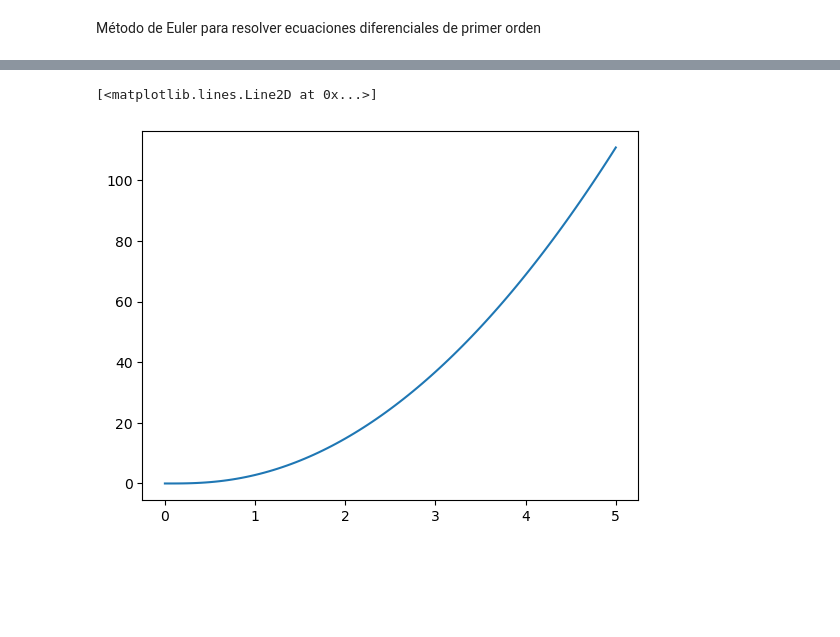
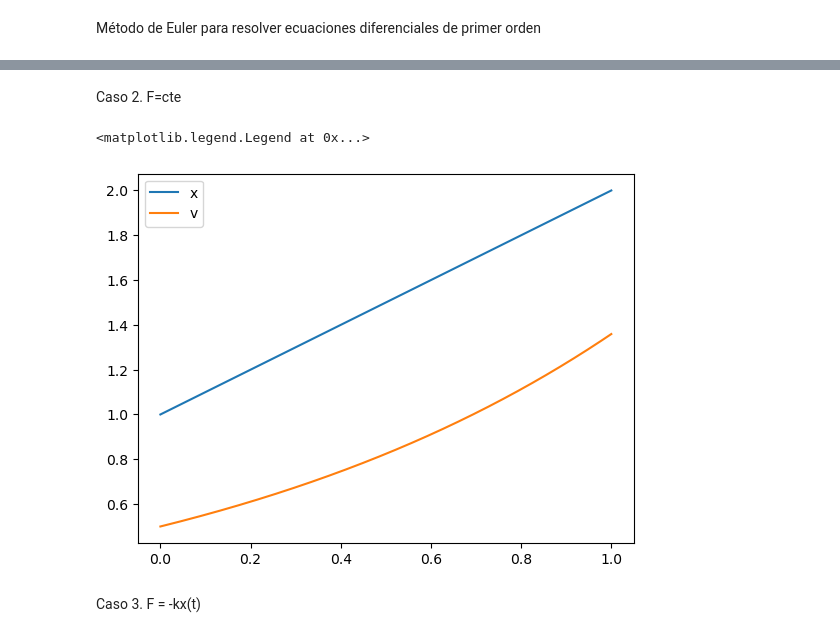
Before and after one commit to izaakhernandez/Soluci-n-de-ED_M-todo-de-Euler, a Jupyter notebook: Metodo_Euler_Tarea_02.ipynb, the cells around one changed output, grey strips where cells are left out. Cells and saved outputs as stored; diff of their text form; code cells hidden in the pictures; blank space fills up the shorter version.

```diff
--- a/Metodo_Euler_Tarea_02.ipynb
+++ b/Metodo_Euler_Tarea_02.ipynb
@@ -2,0 +13,22 @@ Método de Euler para resolver ecuaciones diferenciales de primer orden
+# %%
+import numpy as np
+import matplotlib.pyplot as plt
+def f1 (t, x, v): #Definición de la función 1 correspondiente a la posición y que depende del tiempo, de la posición y de la velocidad
+    return (0)    # Valor de la función de la posición
+def f2 (t, x, v): #Definición de la función 2 correspondiente a la velocidad y que depende del tiempo, de la posición y de la velocidad
+    return (v)    # Valor de la función de la velocidad
+def euler (f1, f2, t0, tn, x0, v0, n) : #Definición de la función de Euler
+    t = np.linspace (t0, tn, n+1) #Arreglo (vector) del tiempo, desde 0 hasta n+1, n+1 es para incluir el último paso
+    x = np.zeros (n+1) #Genera un vector de ceros para guardar el valor de la posición en cada paso
+    v = np.zeros (n+1) #Genera un vector para guardar el valor de la velocidad en cada paso
+    x [0] = x0   #Condición incial de la variable x
+    v [0] = v0   #Condición incial de la variable v
+    h = (tn-t0)/n      # h es la magnitud del paso y n es el número de pasos
+    for i in range (1, n+1) :  # Durante el ciclo "For", para cada paso se calcula los valoresde xi y vi
+        x[i] = x[i-1] + h * f1(t[i-1], x[i-1], v[i-1])  #Método de Euler para un sistema de ecuaciones para la variable x
+        v[i] = v[i-1] + h * f2(t[i-1], x[i-1], v[i-1])  #Método de Euler para un sistema de ecuaciones para la variable v
+    return ((t, x, v))
+(t, x, v) = euler (f1, f2, 0, 1, 1, 0.5, 100000)
+plt.plot (t, x, label ="x")
+plt.plot (t, v, label = "v")
+plt.legend ()
@@ -3,24 +38,32 @@ Método de Euler para resolver ecuaciones diferenciales de primer orden
+# %% [markdown]
+Caso 2. F=cte
 # %%
 import numpy as np
 import matplotlib.pyplot as plt
-def euler (f, t0, tn, x0, n) :
+def f1 (t, x, v):
+    return (1)
+def f2 (t, x, v):
+    return (v)
+def euler (f1, f2, t0, tn, x0, v0, n) :
     t = np.linspace (t0, tn, n+1)
     x = np.zeros (n+1)
+    v = np.zeros (n+1)
     x [0] = x0
+    v [0] = v0
     h = (tn-t0)/n
     for i in range (1, n+1) :
-        x[i] = x[i-1] + h * f(t[i-1], x[i-1])
-    return ((t, x))
+        x[i] = x[i-1] + h * f1(t[i-1], x[i-1], v[i-1])
+        v[i] = v[i-1] + h * f2(t[i-1], x[i-1], v[i-1])
+    return ((t, x, v))
+(t, x, v) = euler (f1, f2, 0, 1, 1, 0.5, 100000)
+plt.plot (t, x, label ="x")
+plt.plot (t, v, label = "v")
+plt.legend ()
+# %% [output]
+<matplotlib.legend.Legend at 0x...>
+[figure, added]
-# %%
-# Función
-def f(t, x) :
-    y = (50*t**2-10*x)/3
-    return (y)
-(t, x) = euler (f, 0, 5, 0, 100)
-plt.plot (t,x)
-# %% [output]
-[<matplotlib.lines.Line2D at 0x...>]
-[figure, removed]
+# %% [markdown]
+Caso 3. F = -kx(t)
 # %%
 import numpy as np
 import matplotlib.pyplot as plt
```
Also changed, not shown: parts of 5 cells of this notebook.
